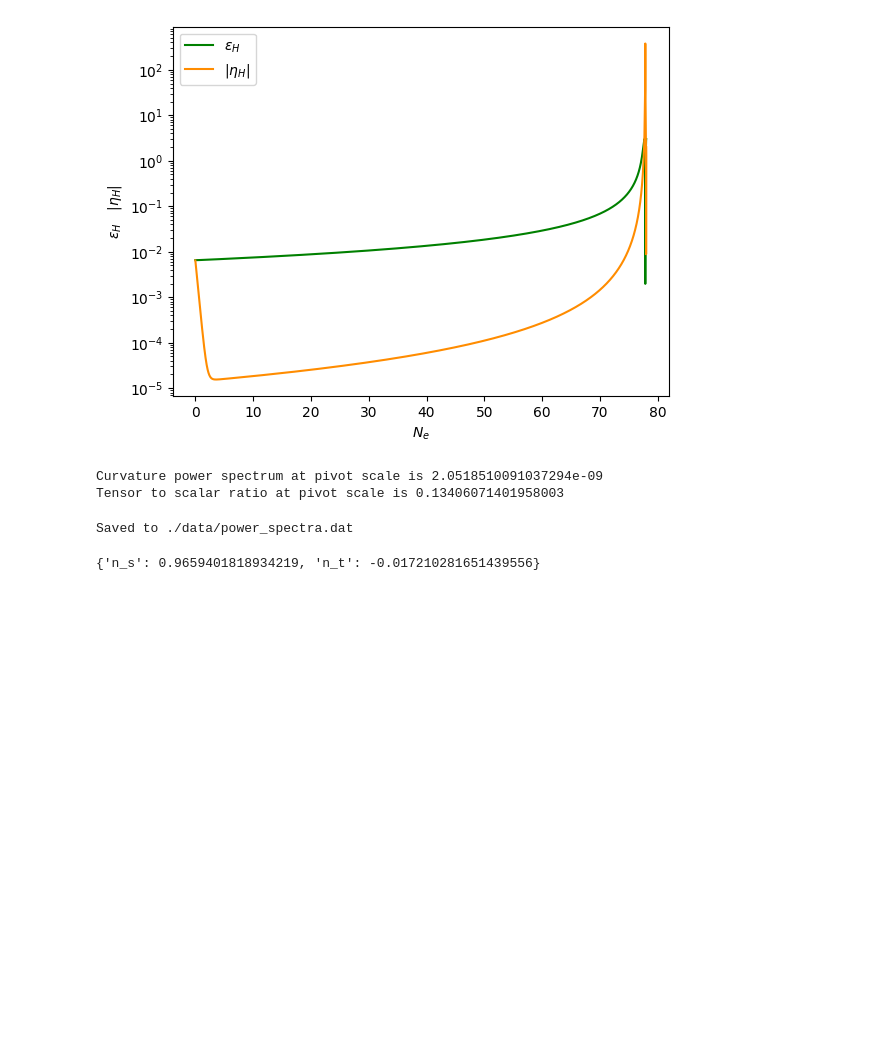
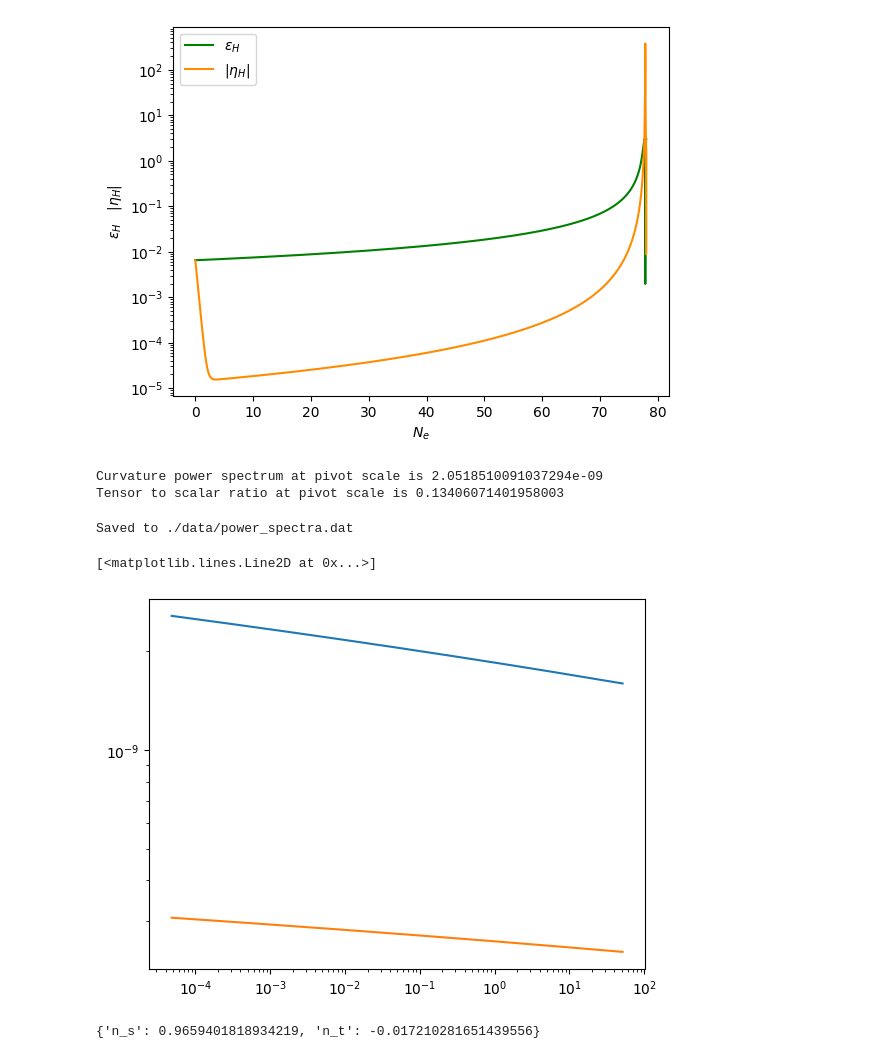
Before and after one commit to fpineda94/primordialpy, a Jupyter notebook: notebooks/Chaotic/Chaotic.ipynb, the cells around one changed output. Saved outputs shown, nothing was run; the diff lists cells and outputs as text; code cells hidden in the pictures; blank space fills up the shorter version.

```diff
--- a/notebooks/Chaotic/Chaotic.ipynb
+++ b/notebooks/Chaotic/Chaotic.ipynb
@@ -46,6 +46,12 @@ PS = pert.Power_spectrum()
 pert.save_power_spectra(path ='./data')
 # %% [output]
 Saved to ./data/power_spectra.dat
+# %%
+plt.loglog(pert.k_modes, PS[0])
+plt.loglog(pert.k_modes, PS[1])
+# %% [output]
+[<matplotlib.lines.Line2D at 0x...>]
+[figure, added]
 # %%
 print(pert.Spectral_tilts)
 # %% [output]
```
Also changed, not shown: 2 other files.
